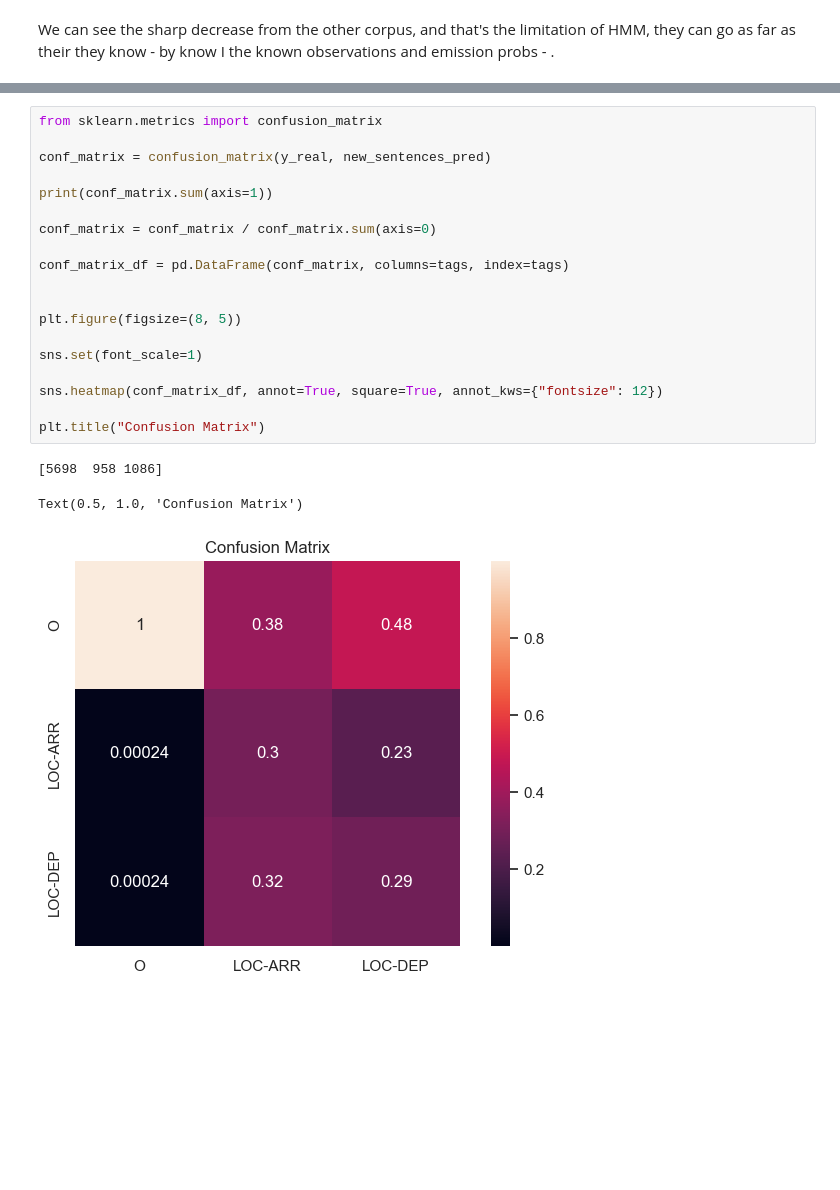
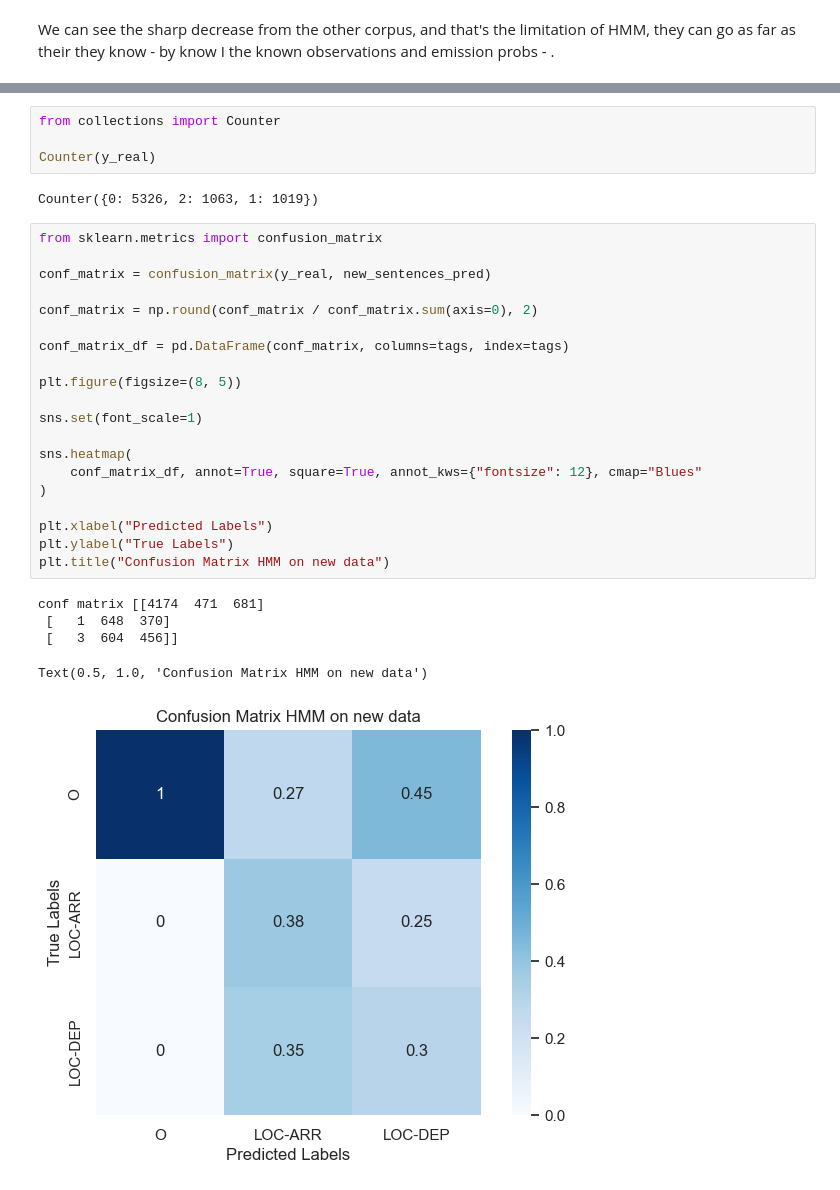
Before and after one commit to lucas066001/TravelOrderResolver, a Jupyter notebook: hmm_ner.ipynb, the cells around one changed output, grey strips where cells are left out. Cells and saved outputs as stored; diff of their text form; blank space fills up the shorter version.

Commit message:
fix: confusion matrix color + values

```diff
--- a/hmm_ner.ipynb
+++ b/hmm_ner.ipynb
@@ -445,23 +454,32 @@ array([[4173,  728,  797],
+# %%
+from collections import Counter
+
+Counter(y_real)
+# %% [output]
+Counter({0: 5326, 2: 1063, 1: 1019})
 # %%
 from sklearn.metrics import confusion_matrix
 
 conf_matrix = confusion_matrix(y_real, new_sentences_pred)
 
-print(conf_matrix.sum(axis=1))
-
-conf_matrix = conf_matrix / conf_matrix.sum(axis=0)
+conf_matrix = np.round(conf_matrix / conf_matrix.sum(axis=0), 2)
 
 conf_matrix_df = pd.DataFrame(conf_matrix, columns=tags, index=tags)
-
 
 plt.figure(figsize=(8, 5))
 
 sns.set(font_scale=1)
 
-sns.heatmap(conf_matrix_df, annot=True, square=True, annot_kws={"fontsize": 12})
+sns.heatmap(
+    conf_matrix_df, annot=True, square=True, annot_kws={"fontsize": 12}, cmap="Blues"
+)
 
-plt.title("Confusion Matrix")
+plt.xlabel("Predicted Labels")
+plt.ylabel("True Labels")
+plt.title("Confusion Matrix HMM on new data")
 # %% [output]
-[5698  958 1086]
+conf matrix [[4174  471  681]
+ [   1  648  370]
+ [   3  604  456]]
-Text(0.5, 1.0, 'Confusion Matrix')
+Text(0.5, 1.0, 'Confusion Matrix HMM on new data')
-[figure, old version]
+[figure, new version]
```
Also changed, not shown: parts of 10 cells of this notebook, 1 other file.
